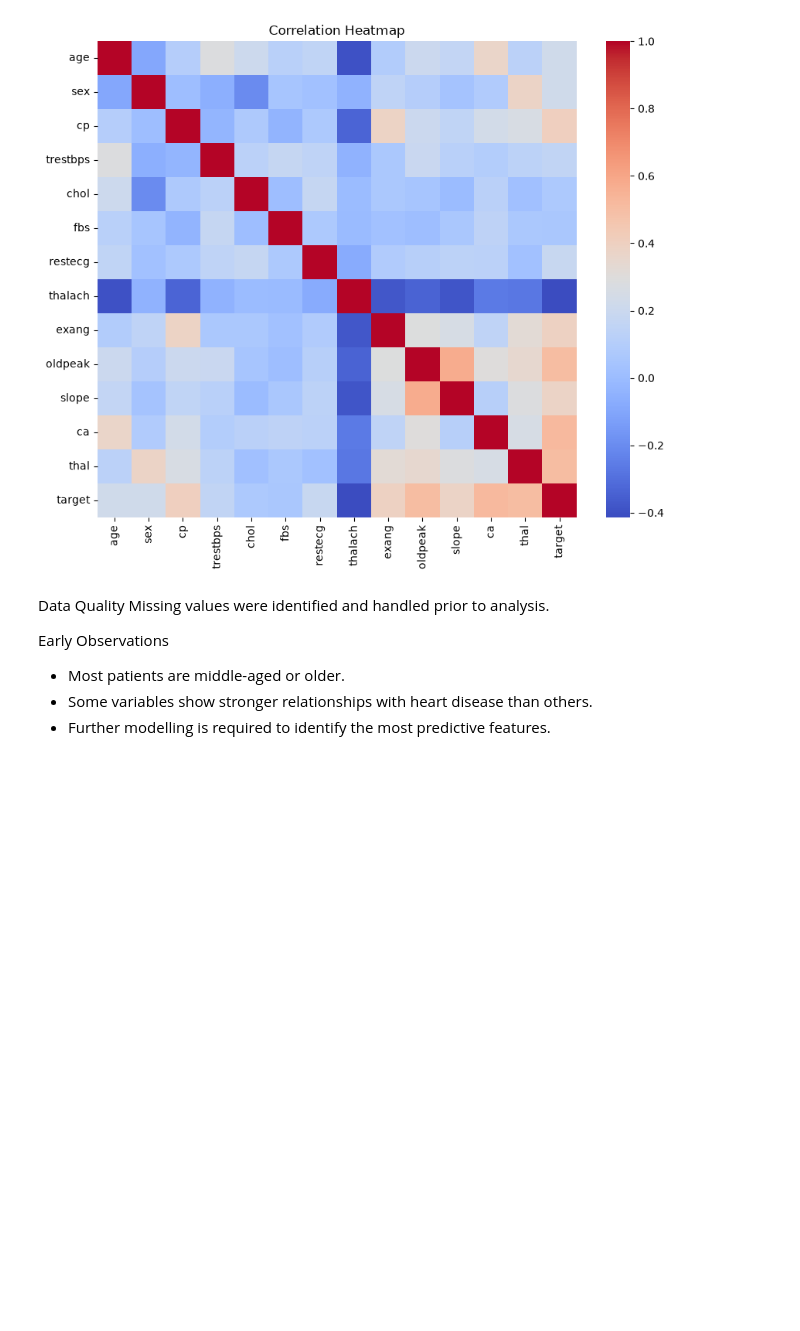
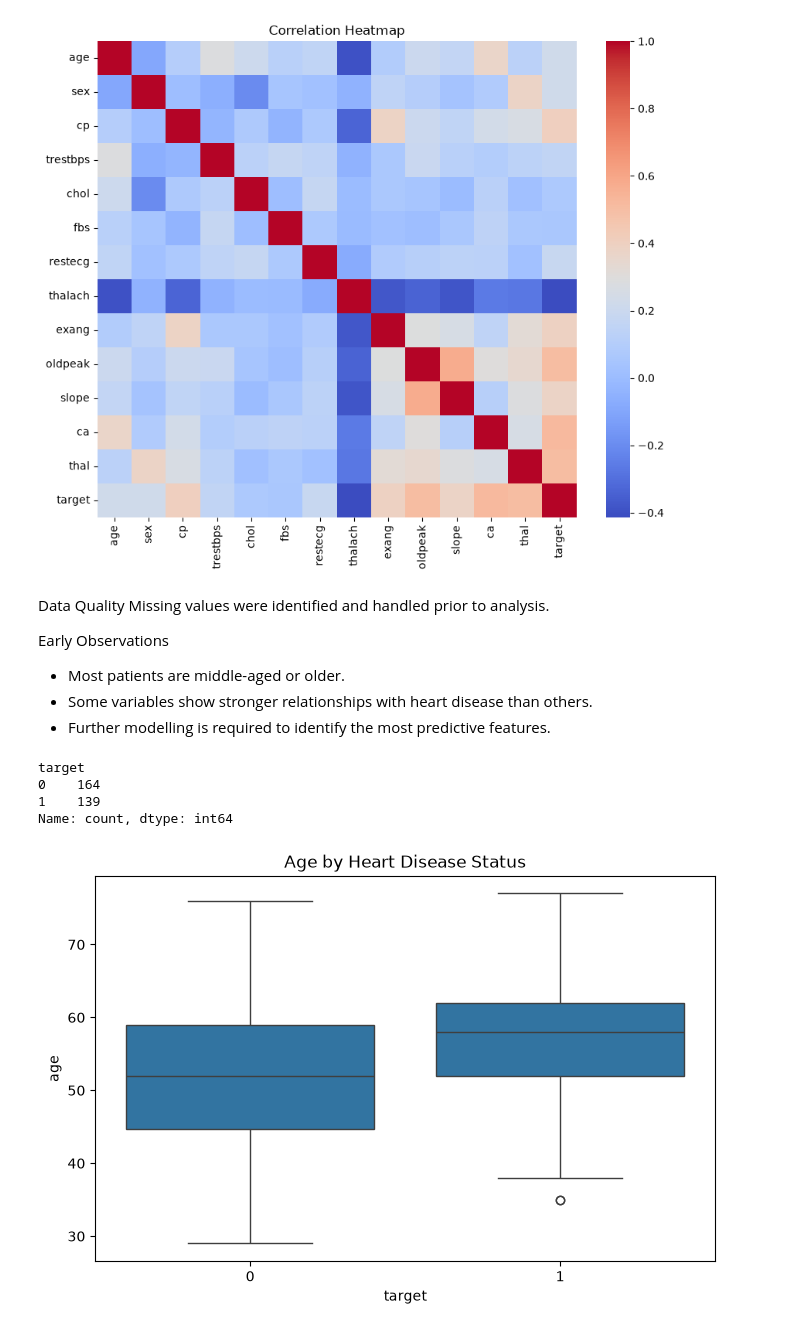
Before and after one commit to Mirageorge/heart-disease-risk-prediction, a Jupyter notebook: notebooks/01_exploratory_analysis.ipynb, the cells around one changed output. Drawn from its saved outputs; the diff is of its cells as text; code cells hidden in the pictures; blank space fills up the shorter version.

Commit message:
Investigate feature relationships with heart disease

```diff
--- a/notebooks/01_exploratory_analysis.ipynb
+++ b/notebooks/01_exploratory_analysis.ipynb
@@ -198,3 +197,22 @@ Early Observations
 - Most patients are middle-aged or older.
 - Some variables show stronger relationships with heart disease than others.
 - Further modelling is required to identify the most predictive features.
+# %%
+df["target"] = (df["target"] > 0).astype(int)
+
+df["target"].value_counts()
+# %% [output]
+target
+0    164
+1    139
+Name: count, dtype: int64
+# %%
+plt.figure(figsize=(8,5))
+
+sns.boxplot(x="target", y="age", data=df)
+
+plt.title("Age by Heart Disease Status")
+
+plt.show()
+# %% [output]
+[figure, added]
```
Also changed, not shown: parts of 6 cells of this notebook.
